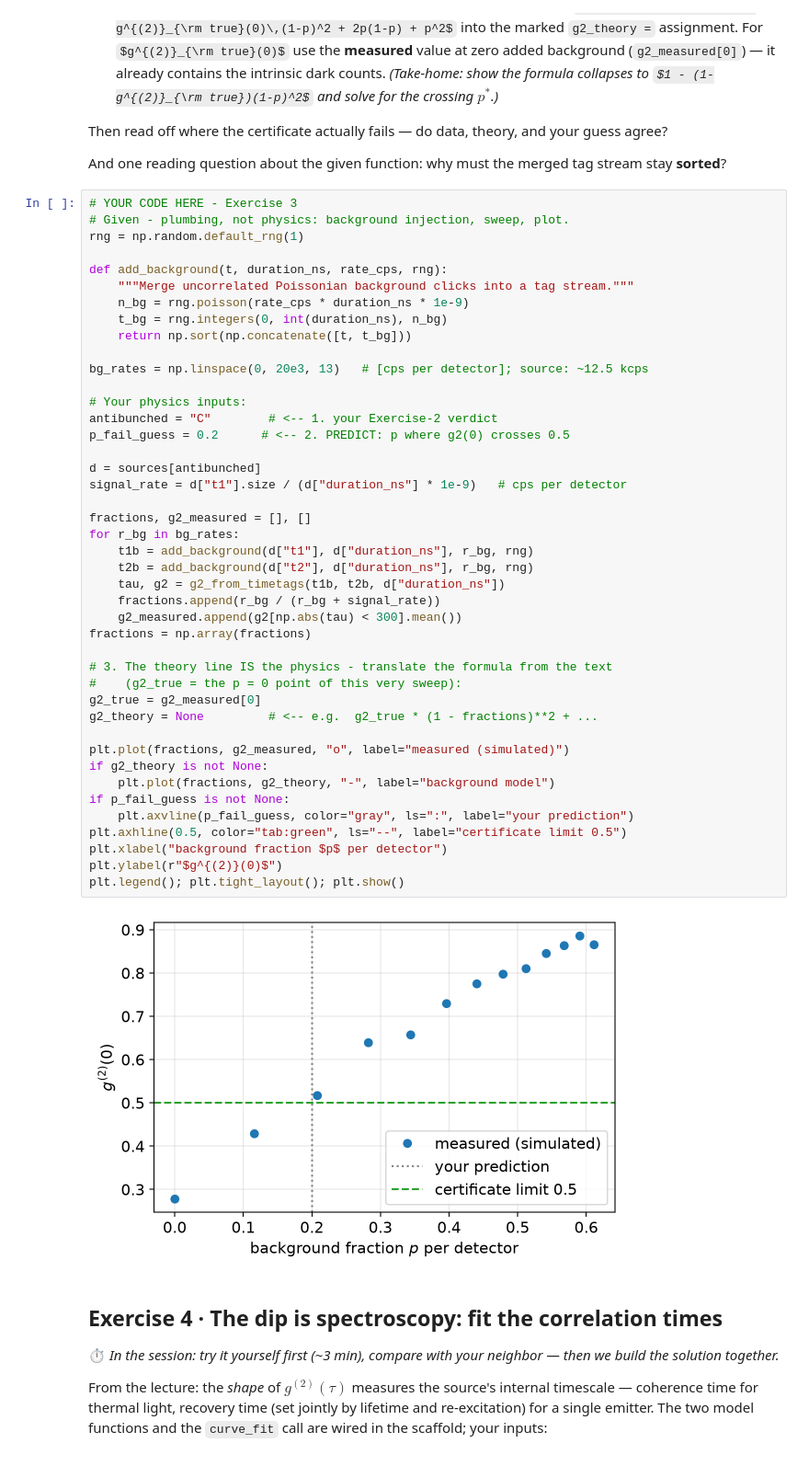
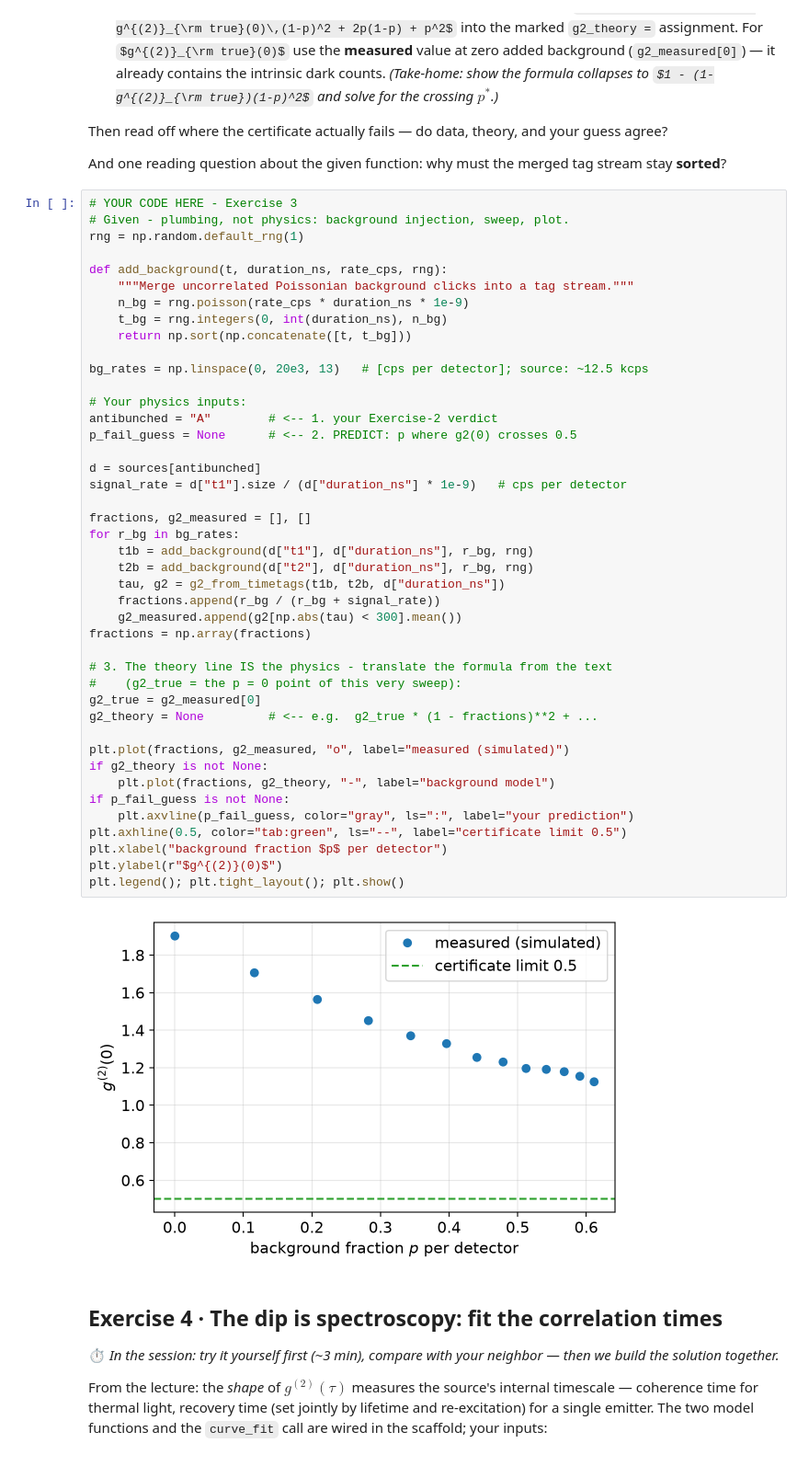
Before and after one commit to CodeJVG/CountingPhotons, a Jupyter notebook: lectures/04_HandsOn_g2_HBT.ipynb, the cells around one changed output. Shown at 92% size. Saved outputs shown, nothing was run; the diff lists cells and outputs as text; some formulas as TeX source.

```diff
--- a/lectures/04_HandsOn_g2_HBT.ipynb
+++ b/lectures/04_HandsOn_g2_HBT.ipynb
@@ -229,37 +229,37 @@ def add_background(t, duration_ns, rate_cps, rng):
 bg_rates = np.linspace(0, 20e3, 13)   # [cps per detector]; source: ~12.5 kcps
 
 # Your physics inputs:
-antibunched = "C"        # <-- 1. your Exercise-2 verdict
-p_fail_guess = 0.2      # <-- 2. PREDICT: p where g2(0) crosses 0.5
+antibunched = "A"        # <-- 1. your Exercise-2 verdict
+p_fail_guess = None      # <-- 2. PREDICT: p where g2(0) crosses 0.5
 
 d = sources[antibunched]
 signal_rate = d["t1"].size / (d["duration_ns"] * 1e-9)   # cps per detector
 
 fractions, g2_measured = [], []
 for r_bg in bg_rates:
     t1b = add_background(d["t1"], d["duration_ns"], r_bg, rng)
     t2b = add_background(d["t2"], d["duration_ns"], r_bg, rng)
     tau, g2 = g2_from_timetags(t1b, t2b, d["duration_ns"])
     fractions.append(r_bg / (r_bg + signal_rate))
     g2_measured.append(g2[np.abs(tau) < 300].mean())
 fractions = np.array(fractions)
 
 # 3. The theory line IS the physics - translate the formula from the text
 #    (g2_true = the p = 0 point of this very sweep):
 g2_true = g2_measured[0]
 g2_theory = None         # <-- e.g.  g2_true * (1 - fractions)**2 + ...
 
 plt.plot(fractions, g2_measured, "o", label="measured (simulated)")
 if g2_theory is not None:
     plt.plot(fractions, g2_theory, "-", label="background model")
 if p_fail_guess is not None:
     plt.axvline(p_fail_guess, color="gray", ls=":", label="your prediction")
 plt.axhline(0.5, color="tab:green", ls="--", label="certificate limit 0.5")
 plt.xlabel("background fraction $p$ per detector")
 plt.ylabel(r"$g^{(2)}(0)$")
 plt.legend(); plt.tight_layout(); plt.show()
 # %% [output]
-[figure, old version]
+[figure, new version]
 # %% [markdown]
 ## Exercise 4 · The dip is spectroscopy: fit the correlation times
 
```
Also changed, not shown: parts of 1 cell of this notebook.
